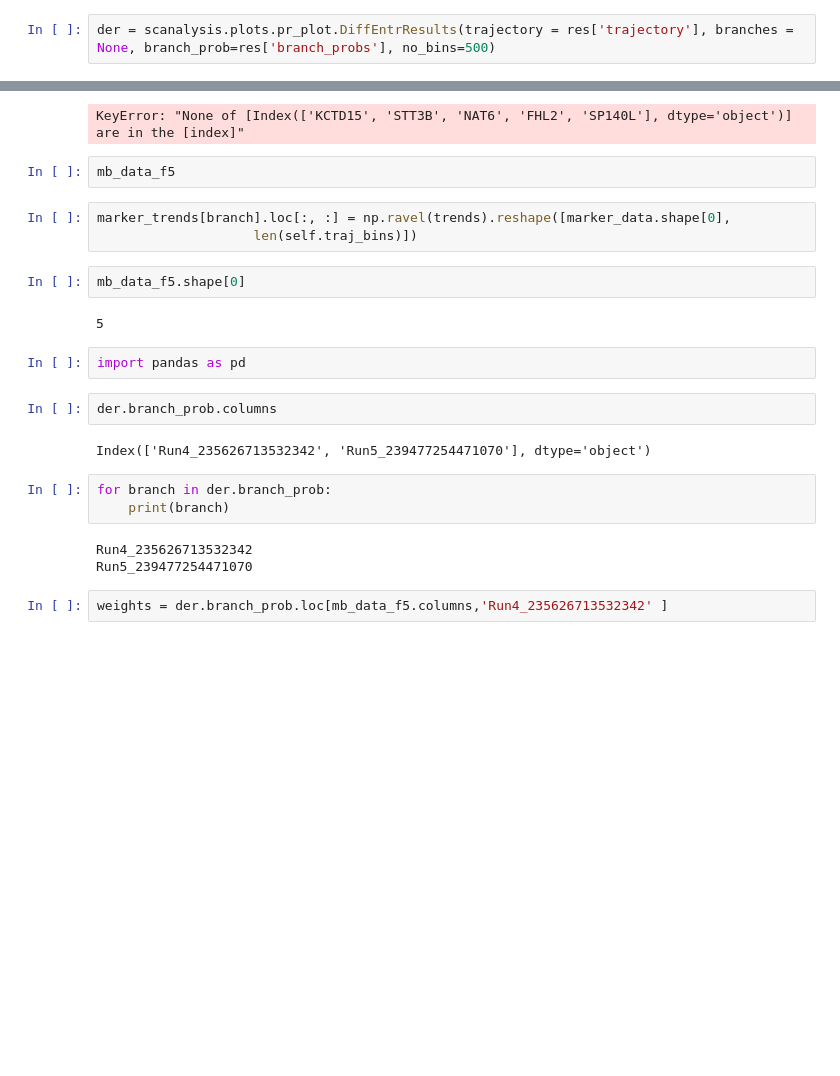
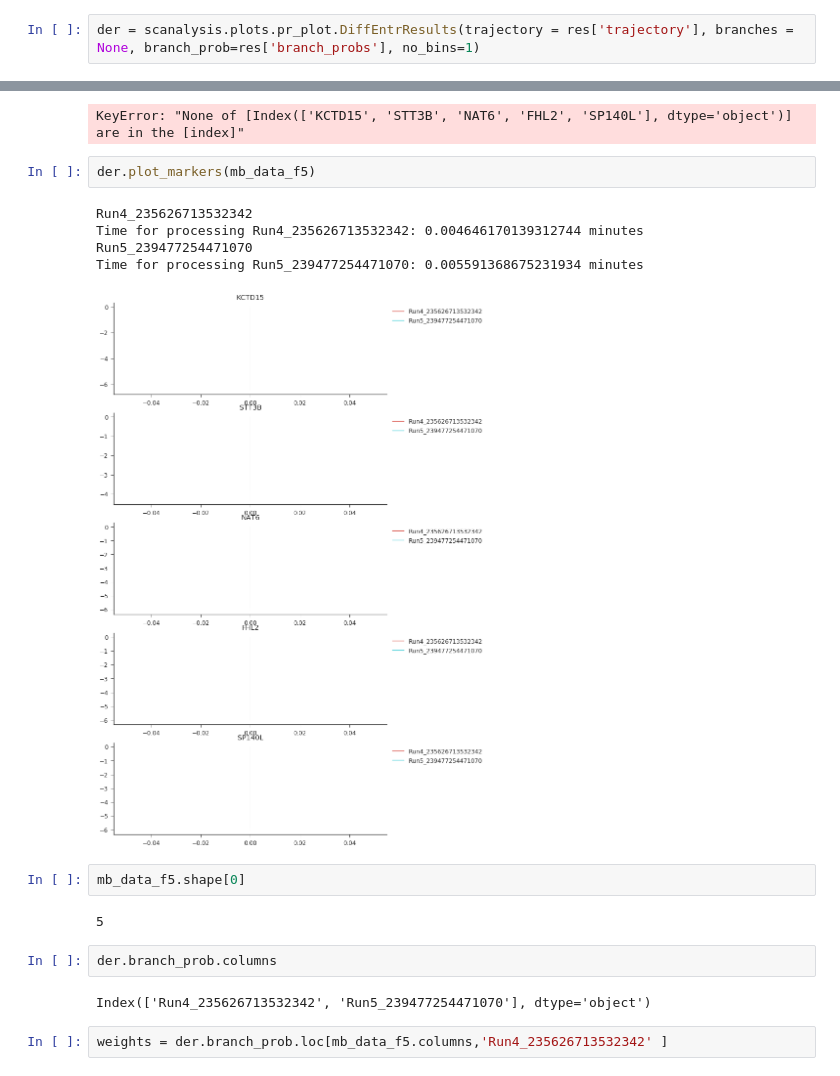
Before and after one commit to helenjin/scanalysis, a Jupyter notebook: notebooks/SCAnalysis.ipynb, the cells around one changed output, grey strips where cells are left out. Saved outputs shown, nothing was run; the diff lists cells and outputs as text; blank space fills up the shorter version.

```diff
--- a/notebooks/SCAnalysis.ipynb
+++ b/notebooks/SCAnalysis.ipynb
@@ -548,7 +689,7 @@ import matplotlib.pyplot as plt
 # %% [markdown]
 First, create an instance of the DiffEntrResults class.
 # %%
-der = scanalysis.plots.pr_plot.DiffEntrResults(trajectory = res['trajectory'], branches = None, branch_prob=res['branch_probs'], no_bins=500)
+der = scanalysis.plots.pr_plot.DiffEntrResults(trajectory = res['trajectory'], branches = None, branch_prob=res['branch_probs'], no_bins=1)
 # %% [markdown]
 Here, we will try the first five genes in the data matrix. You shouldn't plot all the markers because that will kill your computer.
 # %%
@@ -606,27 +747,22 @@ der.plot_markers(a)
 # %% [output]
 Run4_235626713532342
 KeyError: "None of [Index(['KCTD15', 'STT3B', 'NAT6', 'FHL2', 'SP140L'], dtype='object')] are in the [index]"
-# %%
-mb_data_f5
-# %%
-marker_trends[branch].loc[:, :] = np.ravel(trends).reshape([marker_data.shape[0],
-					len(self.traj_bins)])
+# %%
+der.plot_markers(mb_data_f5)
+# %% [output]
+Run4_235626713532342
+Time for processing Run4_235626713532342: 0.004646170139312744 minutes
+Run5_239477254471070
+Time for processing Run5_239477254471070: 0.005591368675231934 minutes
+[figure, added]
 # %%
 mb_data_f5.shape[0]
 # %% [output]
 5
-# %%
-import pandas as pd
 # %%
 der.branch_prob.columns
 # %% [output]
 Index(['Run4_235626713532342', 'Run5_239477254471070'], dtype='object')
-# %%
-for branch in der.branch_prob:
-    print(branch)
-# %% [output]
-Run4_235626713532342
-Run5_239477254471070
 # %%
 weights = der.branch_prob.loc[mb_data_f5.columns,'Run4_235626713532342' ]
 # %%
```
Also changed, not shown: parts of 43 cells of this notebook, 1 other file.
